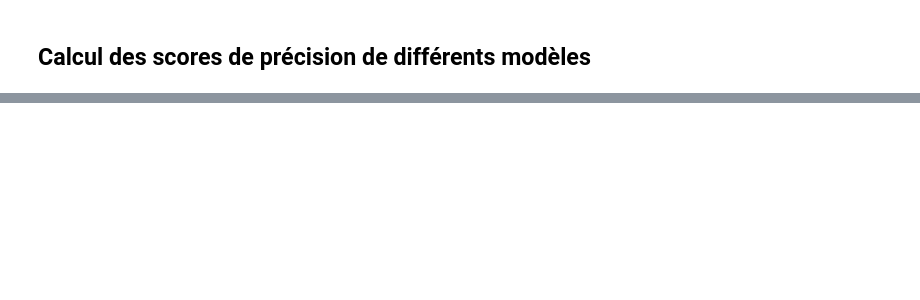
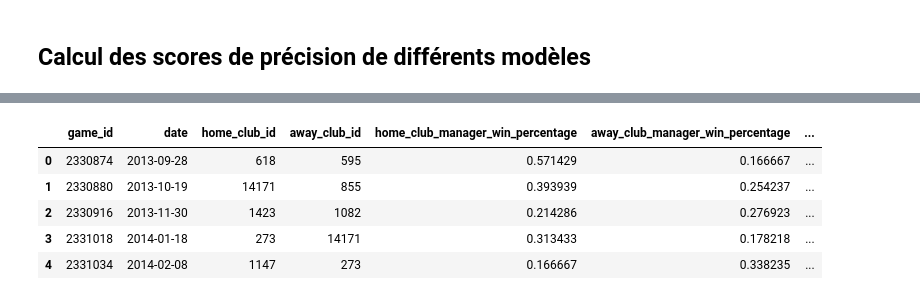
Before and after one commit to Nasotro/Projet, a Jupyter notebook: test julien.ipynb, the cells around one changed output, grey strips where cells are left out. Saved outputs shown, nothing was run; the diff lists cells and outputs as text; code cells hidden in the pictures; blank space fills up the shorter version.

```diff
--- a/test julien.ipynb
+++ b/test julien.ipynb
@@ -168,3 +159,20 @@ for c in sizes:
 print("\nAccuracies : ", list(zip(sizes, accuracies)))
 
 plt.plot(np.log10(sizes), accuracies)
+# %%
+from fonctions_tests import add_manager_win_percentage, add_club_win_percentage_with_referee, add_club_scores, add_price_players, add_updated_stats_players_team_mean
+
+warnings.filterwarnings("ignore")
+
+data = pd.read_csv("./data/matchs_2013_2022.csv")
+
+add_manager_win_percentage(data)
+add_club_win_percentage_with_referee(data)
+
+# je crois que les 2 sont globalement la meme chose mais au pire on pourra dire que osef et on en retirera une apres
+add_club_scores(data)
+add_price_players(data)
+
+add_updated_stats_players_team_mean(data)
+
+data.head()
@@ -170,0 +187,12 @@ plt.plot(np.log10(sizes), accuracies)
+# %%
+y = data[["results"]]
+data = data.drop(columns=["stadium","aggregate","attendance","competition_type","referee","home_club_formation","away_club_formation","home_club_name","away_club_name","Unnamed: 0", "season","round","home_club_manager_name","away_club_manager_name","home_club_goals", "away_club_goals","home_club_position","away_club_position"])
+X = data.drop(columns=['results'])
+X.head()
+# %% [output]
+|  | game_id | date | home_club_id | away_club_id | home_club_manager_win_percentage | away_club_manager_win_percentage | ... |
+| 0 | 2330874 | 2013-09-28 | 618 | 595 | 0.571429 | 0.166667 | ... |
+| 1 | 2330880 | 2013-10-19 | 14171 | 855 | 0.393939 | 0.254237 | ... |
+| 2 | 2330916 | 2013-11-30 | 1423 | 1082 | 0.214286 | 0.276923 | ... |
+| 3 | 2331018 | 2014-01-18 | 273 | 14171 | 0.313433 | 0.178218 | ... |
+| 4 | 2331034 | 2014-02-08 | 1147 | 273 | 0.166667 | 0.338235 | ... |
```
Also changed, not shown: parts of 9 cells of this notebook, 1 other file.
